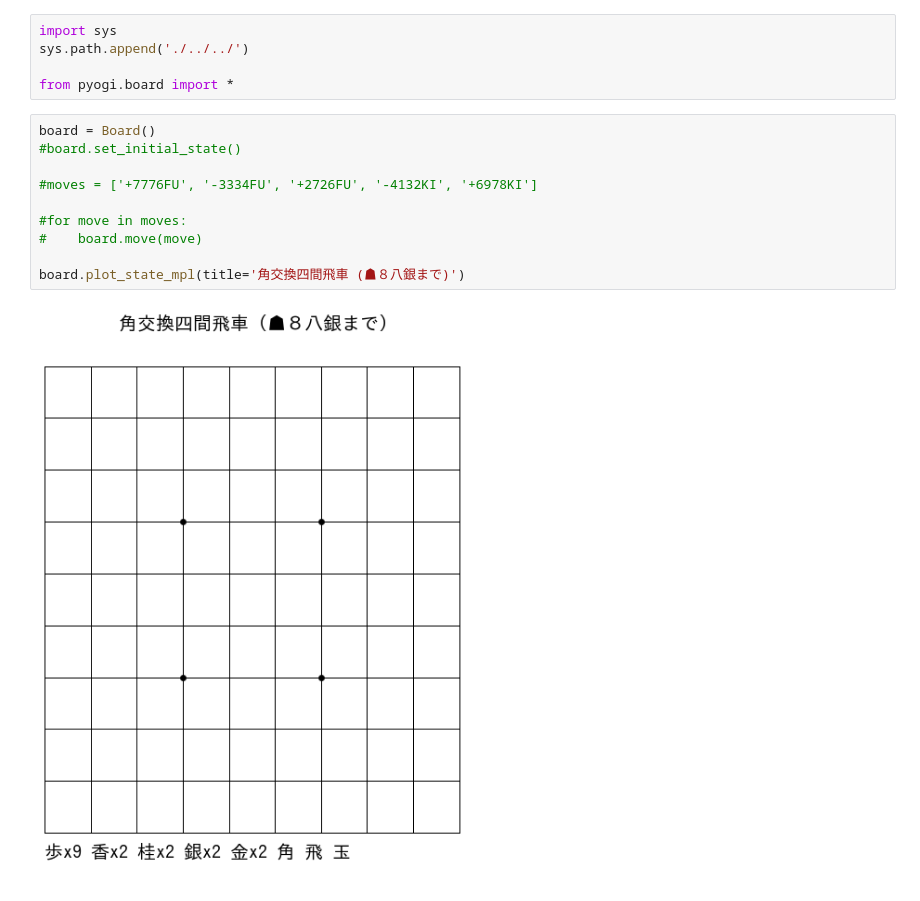
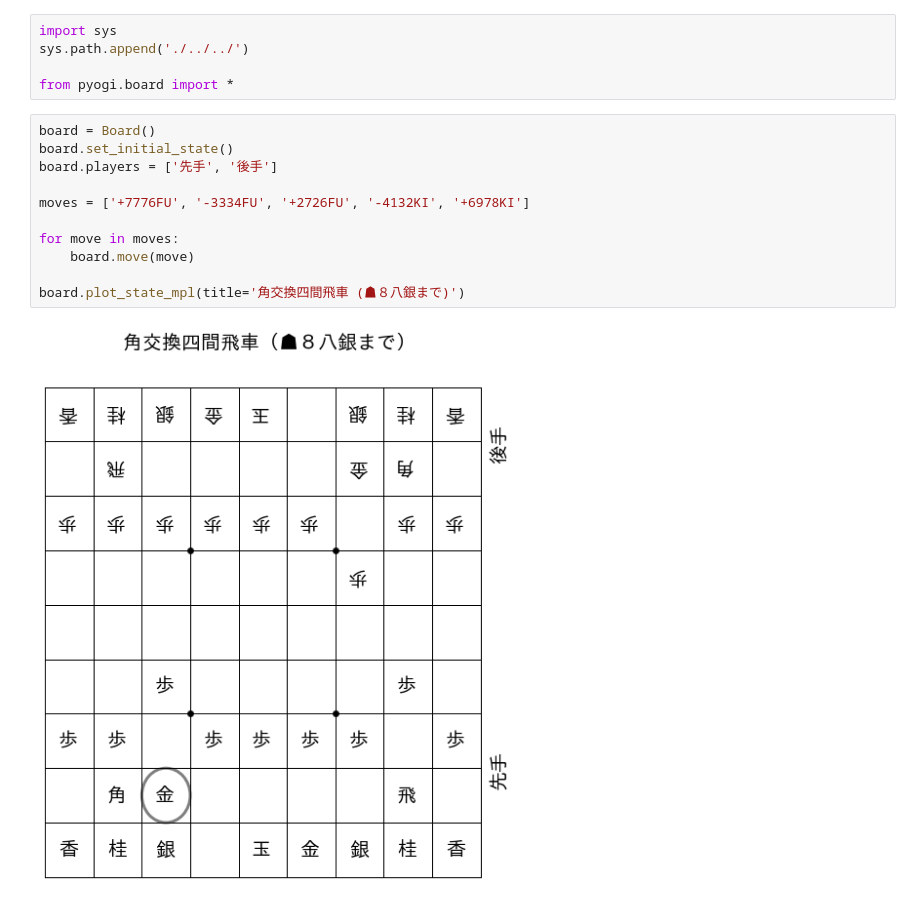
Before and after one commit to tosh1ki/pyogi, a Jupyter notebook: doc/sample_code/demo_plot_state_mpl_ipynb.ipynb, the cells around one changed output. Saved outputs shown, nothing was run; the diff lists cells and outputs as text.

Commit message:
Fix demo_plot_state_mpl_ipynb

```diff
--- a/doc/sample_code/demo_plot_state_mpl_ipynb.ipynb
+++ b/doc/sample_code/demo_plot_state_mpl_ipynb.ipynb
@@ -5,16 +5,17 @@ sys.path.append('./../../')
 from pyogi.board import *
 # %%
 board = Board()
-#board.set_initial_state()
+board.set_initial_state()
+board.players = ['先手', '後手']
 
-#moves = ['+7776FU', '-3334FU', '+2726FU', '-4132KI', '+6978KI']
+moves = ['+7776FU', '-3334FU', '+2726FU', '-4132KI', '+6978KI']
 
-#for move in moves:
-#    board.move(move)
+for move in moves:
+    board.move(move)
 
 board.plot_state_mpl(title='角交換四間飛車 (☗８八銀まで)')
 # %% [output]
-[figure, old version]
+[figure, new version]
 # %%
 %load_ext version_information
 %version_information matplotlib
```
Also changed, not shown: parts of 1 cell of this notebook.
